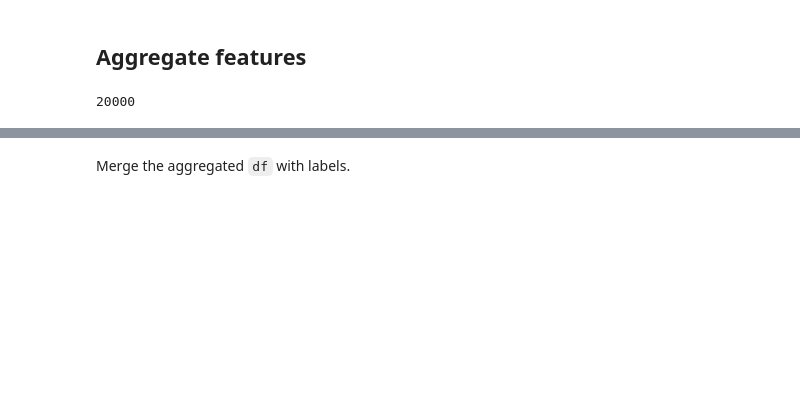
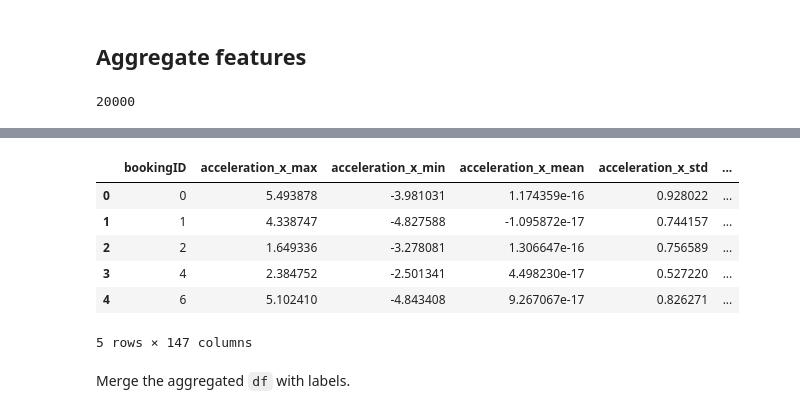
Before and after one commit to wjensheng/grab, a Jupyter notebook: preprocess.ipynb, the cells around one changed output, grey strips where cells are left out. Drawn from its saved outputs; the diff is of its cells as text; code cells hidden in the pictures; blank space fills up the shorter version.

```diff
--- a/preprocess.ipynb
+++ b/preprocess.ipynb
@@ -497,3 +505,21 @@ Wall time: 7min 10s
+# %%
+agg_train = pd.merge(agg_train, num_counts,
+                     left_on='bookingID', right_on='bookingID',
+                     how='inner')
+
+agg_train = pd.merge(agg_train, num_sessions,
+                     left_on='bookingID', right_on='bookingID',
+                     how='inner')
+
+agg_train.head()
+# %% [output]
+|  | bookingID | acceleration_x_max | acceleration_x_min | acceleration_x_mean | acceleration_x_std | ... |
+| 0 | 0 | 5.493878 | -3.981031 | 1.174359e-16 | 0.928022 | ... |
+| 1 | 1 | 4.338747 | -4.827588 | -1.095872e-17 | 0.744157 | ... |
+| 2 | 2 | 1.649336 | -3.278081 | 1.306647e-16 | 0.756589 | ... |
+| 3 | 4 | 2.384752 | -2.501341 | 4.498230e-17 | 0.527220 | ... |
+| 4 | 6 | 5.102410 | -4.843408 | 9.267067e-17 | 0.826271 | ... |
+5 rows × 147 columns
 # %% [markdown]
 Merge the aggregated `df` with labels.
 # %%
```
Also changed, not shown: parts of 14 cells of this notebook.
